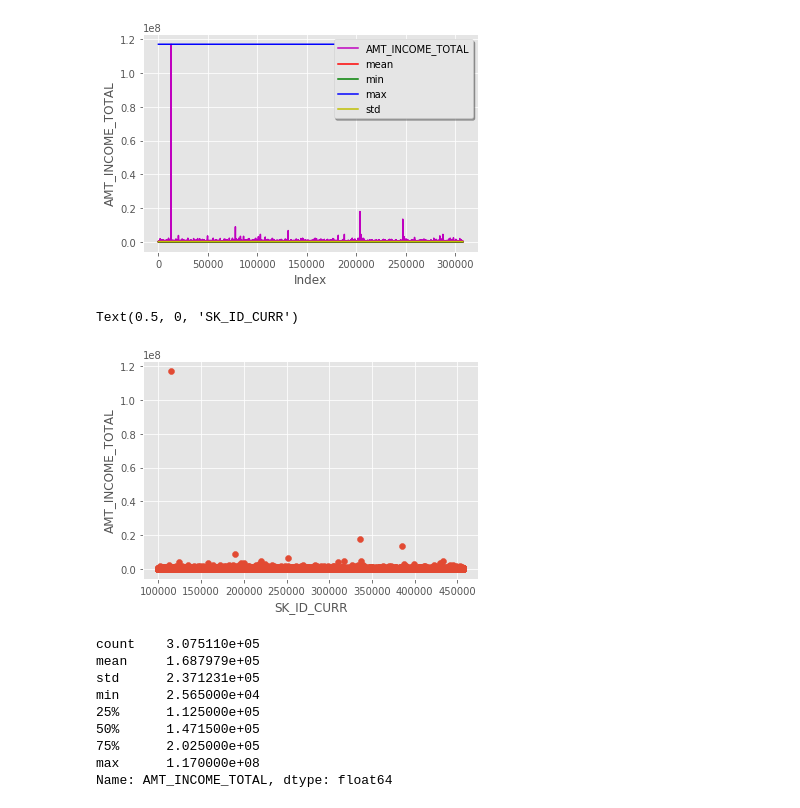
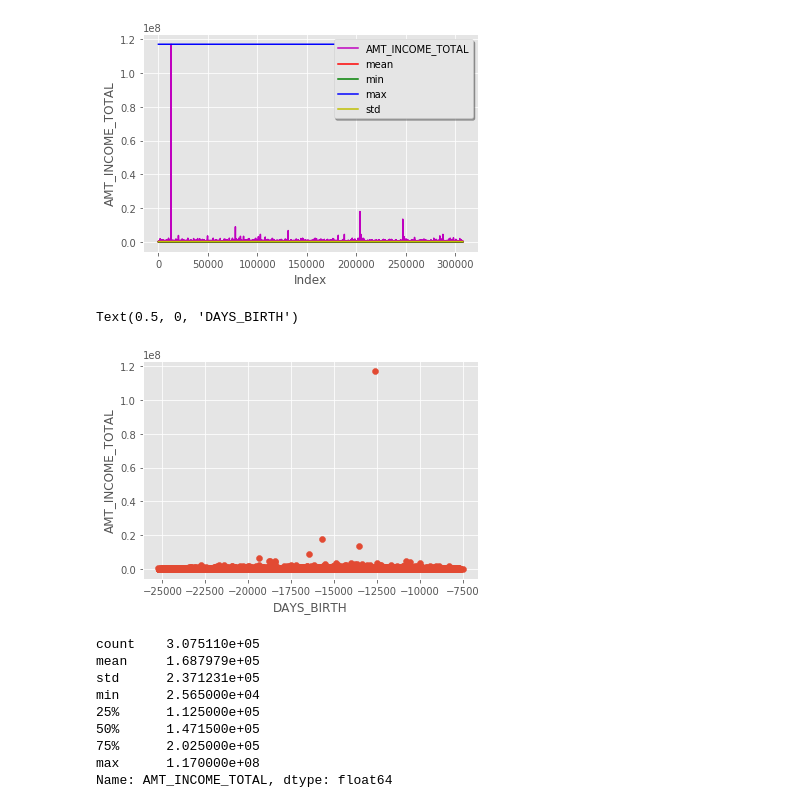
Before and after one commit to caseykcchang/2nd-ML100Days, a Jupyter notebook: homework/D5/Day_005_HW.ipynb, the cells around one changed output. Saved outputs shown, nothing was run; the diff lists cells and outputs as text; code cells hidden in the pictures.

```diff
--- a/homework/D5/Day_005_HW.ipynb
+++ b/homework/D5/Day_005_HW.ipynb
@@ -86,12 +86,12 @@ leg = ax.legend(loc='upper right', shadow=True)
 # %% [output]
 [figure]
 # %%
-plt.scatter(app_train['SK_ID_CURR'], app_train['AMT_INCOME_TOTAL'])
+plt.scatter(app_train['DAYS_BIRTH'], app_train['AMT_INCOME_TOTAL'])
 plt.ylabel('AMT_INCOME_TOTAL')
-plt.xlabel('SK_ID_CURR')
+plt.xlabel('DAYS_BIRTH')
 # %% [output]
-Text(0.5, 0, 'SK_ID_CURR')
+Text(0.5, 0, 'DAYS_BIRTH')
-[figure, old version]
+[figure, new version]
 # %%
 app_train['AMT_INCOME_TOTAL'].describe()
 # %% [output]
```
